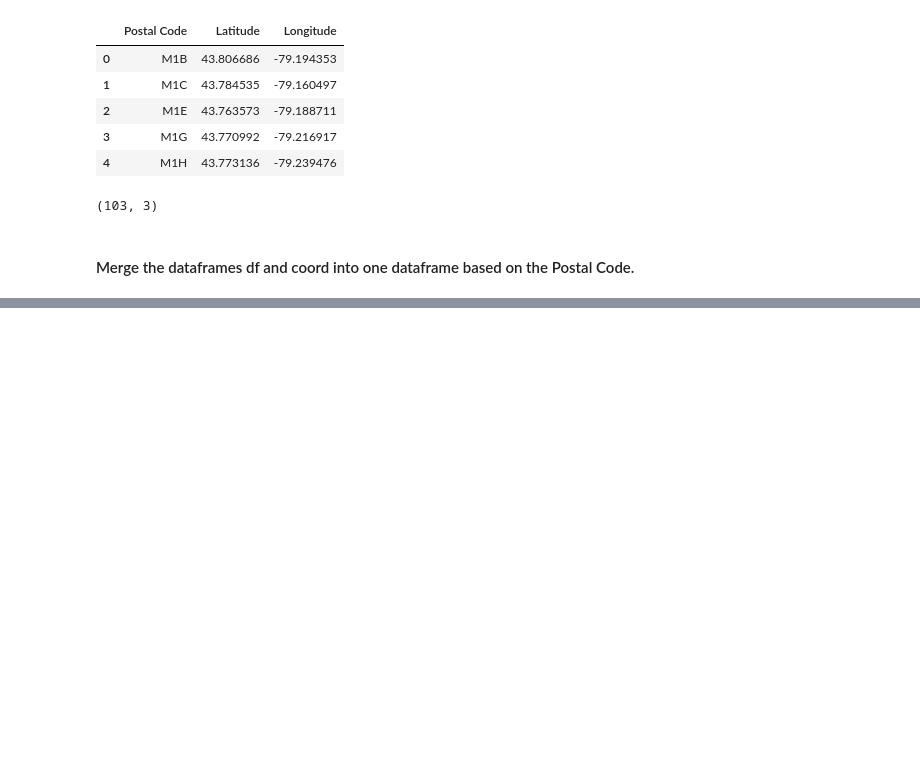
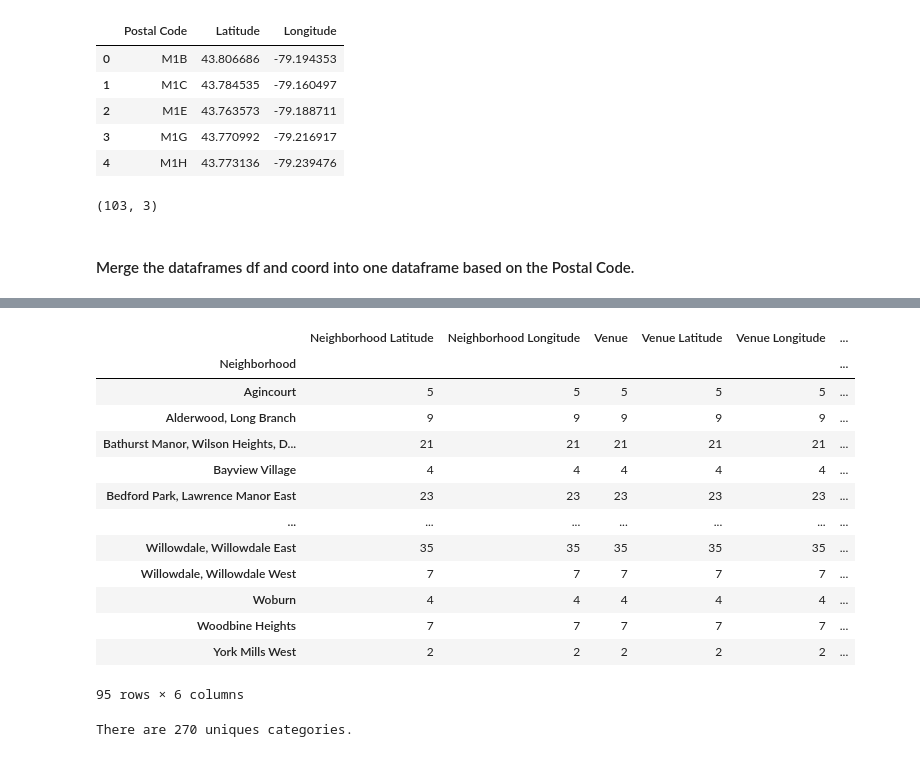
Before and after one commit to TejaswiniVB/Coursera_Capstone, a Jupyter notebook: Seg and clustering.ipynb, the cells around one changed output, grey strips where cells are left out. Saved outputs shown, nothing was run; the diff lists cells and outputs as text; code cells hidden in the pictures; blank space fills up the shorter version.

```diff
--- a/Seg and clustering.ipynb
+++ b/Seg and clustering.ipynb
@@ -116,0 +126,17 @@ pd.merge(df, coord, on='Postal Code')
+# %%
+map_toronto = folium.Map(location=[latitude, longitude], zoom_start=10)
+
+for lat, lng, borough, neighborhood in zip(df['Latitude'], df['Longitude'], df['Borough'], df['Neighborhood']):
+    label = '{}, {}'.format(neighborhood, borough)
+    label = folium.Popup(label, parse_html=True)
+    folium.CircleMarker(
+        [lat, lng],
+        radius=5,
+        popup=label,
+        color='red',
+        fill=True,
+        fill_color='red',
+        fill_opacity=0.7,
+        parse_html=False).add_to(map_toronto)
+
+map_toronto
@@ -116,0 +147,8 @@ pd.merge(df, coord, on='Postal Code')
+# %%
+CLIENT_ID = 'CXAUYKSMNQF5UBTO02H3YSCCGVGSKGQCVV3MQFVTYNU3NTBD' # your Foursquare ID
+CLIENT_SECRET = 'JDVDSCZAMBW3XRTO2K02E5SEKWIG4YFOH51JRGLTHMRGIGQR' # your Foursquare Secret
+VERSION = '20180605' # Foursquare API version
+
+print('Your credentails:')
+print('CLIENT_ID: ' + CLIENT_ID)
+print('CLIENT_SECRET:' + CLIENT_SECRET)
@@ -116,0 +201,5 @@ pd.merge(df, coord, on='Postal Code')
+# %%
+toronto_venues = getNearbyVenues(names=df['Neighborhood'],
+                                   latitudes=df['Latitude'],
+                                   longitudes=df['Longitude']
+                                  )
@@ -116,0 +235,21 @@ pd.merge(df, coord, on='Postal Code')
+# %%
+toronto_venues.groupby('Neighborhood').count()
+# %% [output]
+|  | Neighborhood Latitude | Neighborhood Longitude | Venue | Venue Latitude | Venue Longitude | ... |
+| Neighborhood |  |  |  |  |  | ... |
+| Agincourt | 5 | 5 | 5 | 5 | 5 | ... |
+| Alderwood, Long Branch | 9 | 9 | 9 | 9 | 9 | ... |
+| Bathurst Manor, Wilson Heights, D... | 21 | 21 | 21 | 21 | 21 | ... |
+| Bayview Village | 4 | 4 | 4 | 4 | 4 | ... |
+| Bedford Park, Lawrence Manor East | 23 | 23 | 23 | 23 | 23 | ... |
+| ... | ... | ... | ... | ... | ... | ... |
+| Willowdale, Willowdale East | 35 | 35 | 35 | 35 | 35 | ... |
+| Willowdale, Willowdale West | 7 | 7 | 7 | 7 | 7 | ... |
+| Woburn | 4 | 4 | 4 | 4 | 4 | ... |
+| Woodbine Heights | 7 | 7 | 7 | 7 | 7 | ... |
+| York Mills West | 2 | 2 | 2 | 2 | 2 | ... |
+95 rows × 6 columns
+# %%
+print('There are {} uniques categories.'.format(len(toronto_venues['Venue Category'].unique())))
+# %% [output]
+There are 270 uniques categories.
```
Also changed, not shown: parts of 32 cells of this notebook.
